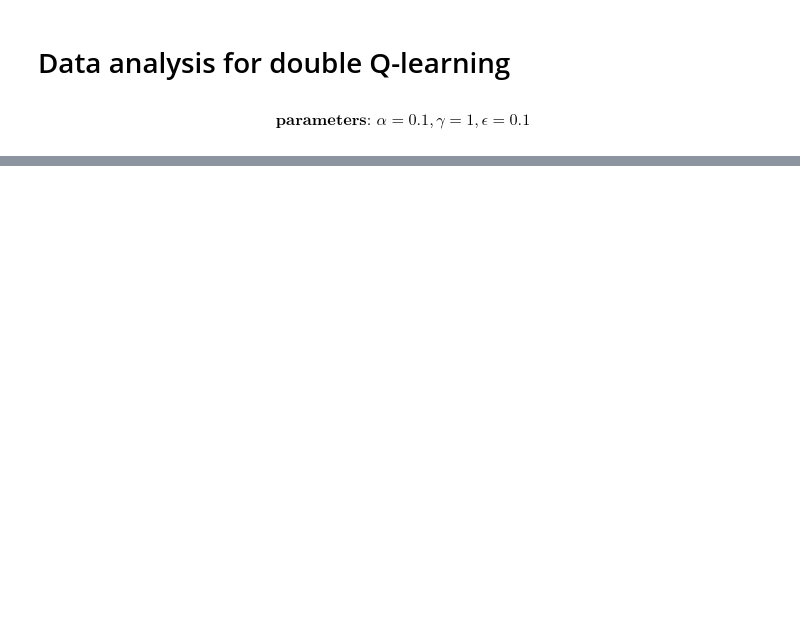
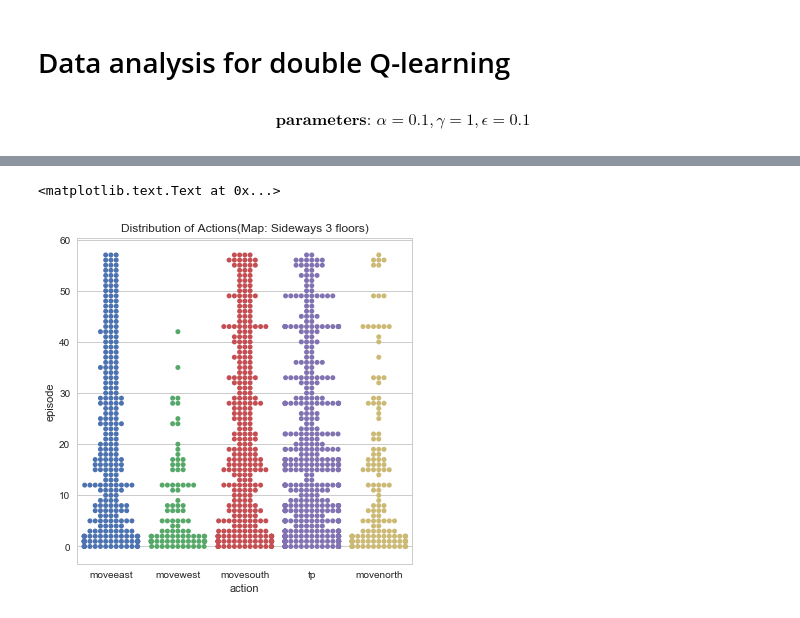
Before and after one commit to andrewdoh/scuba_diver, a Jupyter notebook: data/CS175.ipynb, the cells around one changed output, grey strips where cells are left out. Cells and saved outputs as stored; diff of their text form; code cells hidden in the pictures; blank space fills up the shorter version.

```diff
--- a/data/CS175.ipynb
+++ b/data/CS175.ipynb
@@ -84,0 +45,9 @@ ax = sns.countplot(x="alive",data=death_data).set_title('Agent Deaths(4x4)')
+# %%
+# "Melt" the dataset to "long-form" or "tidy" representation
+iris = pd.melt(action_data, "action", var_name="episode")
+plt.rcParams['figure.figsize']=(6,6)
+# Draw a categorical scatterplot to show each observation
+sns.swarmplot(x="action", y="episode", data=action_data).set_title("Distribution of Actions(Map: Sideways 3 floors)")
+# %% [output]
+<matplotlib.text.Text at 0x...>
+[figure, added]
```
Also changed, not shown: parts of 68 cells of this notebook, 50 other files.
